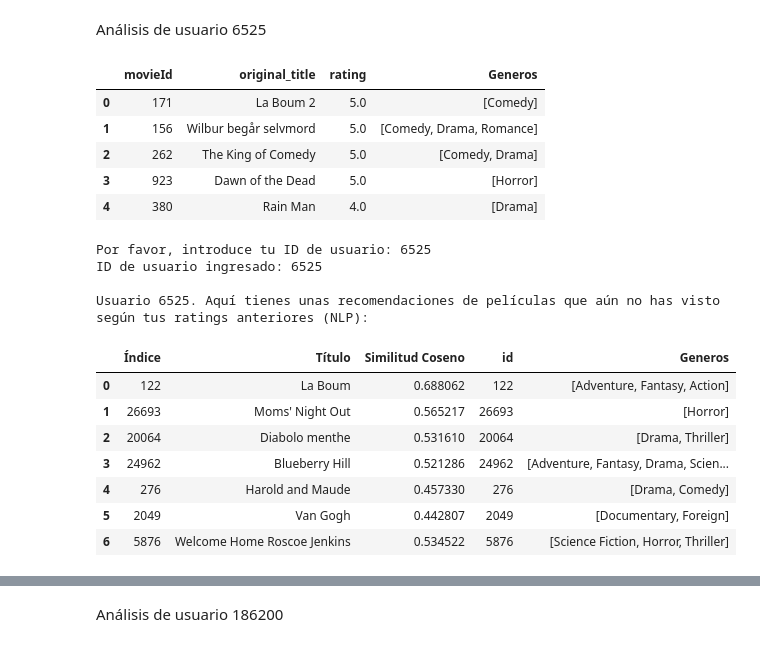
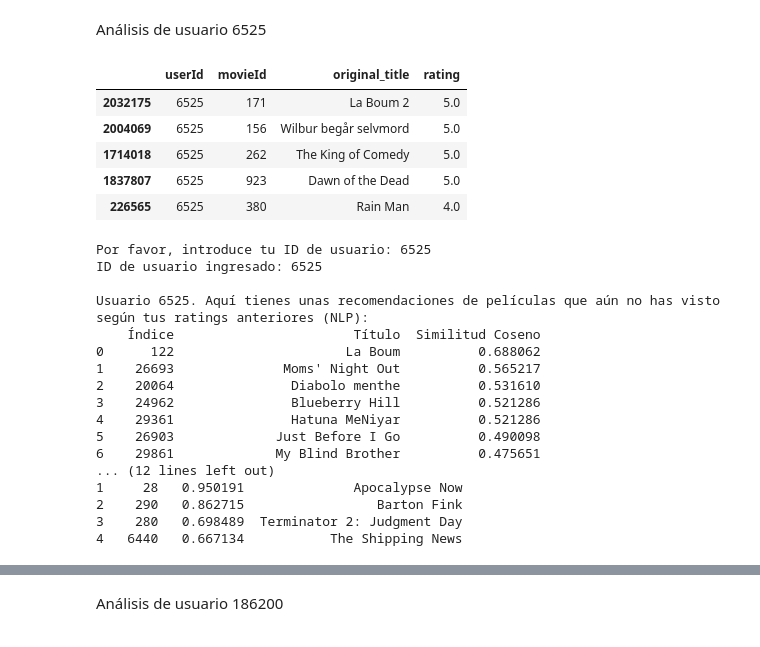
Before and after one commit to juankquintana/proyecto_recomendacion_peliculas, a Jupyter notebook: Recomendadores.ipynb, the cells around one changed output, grey strips where cells are left out. Cells and saved outputs as stored; diff of their text form; code cells hidden in the pictures.

```diff
--- a/Recomendadores.ipynb
+++ b/Recomendadores.ipynb
@@ -751,31 +738,33 @@ recSVD123687
 # %% [markdown]
 Análisis de usuario 6525
 # %%
-# Top 5 películas vistas por este usuario
-
-top5_6525 = top_movies_by_user5(6525, top_n=5,df=df_ratings_peliculas)
+top5_6525 = df_ratings_peliculas[df_ratings_peliculas['userId'] == 6525].sort_values(by='rating', ascending=False).head(5)
 
 top5_6525
 # %% [output]
-|  | movieId | original_title | rating | Generos |
-| 0 | 171 | La Boum 2 | 5.0 | [Comedy] |
-| 1 | 156 | Wilbur begår selvmord | 5.0 | [Comedy, Drama, Romance] |
-| 2 | 262 | The King of Comedy | 5.0 | [Comedy, Drama] |
-| 3 | 923 | Dawn of the Dead | 5.0 | [Horror] |
-| 4 | 380 | Rain Man | 4.0 | [Drama] |
+|  | userId | movieId | original_title | rating |
+| 2032175 | 6525 | 171 | La Boum 2 | 5.0 |
+| 2004069 | 6525 | 156 | Wilbur begår selvmord | 5.0 |
+| 1714018 | 6525 | 262 | The King of Comedy | 5.0 |
+| 1837807 | 6525 | 923 | Dawn of the Dead | 5.0 |
+| 226565 | 6525 | 380 | Rain Man | 4.0 |
 # %%
-recNLP6525, recSVD6525 = recomendacion_personalizada()
-recNLP6525
+recomendacion_personalizada()
 # %% [output]
 Por favor, introduce tu ID de usuario: 6525
 ID de usuario ingresado: 6525
 
 Usuario 6525. Aquí tienes unas recomendaciones de películas que aún no has visto según tus ratings anteriores (NLP):
+    Índice                       Título  Similitud Coseno
+0      122                      La Boum          0.688062
+1    26693              Moms' Night Out          0.565217
+2    20064               Diabolo menthe          0.531610
+3    24962               Blueberry Hill          0.521286
+4    29361               Hatuna MeNiyar          0.521286
+5    26903             Just Before I Go          0.490098
+6    29861             My Blind Brother          0.475651
+... (12 lines left out)
+1     28   0.950191              Apocalypse Now
+2    290   0.862715                 Barton Fink
+3    280   0.698489  Terminator 2: Judgment Day
+4   6440   0.667134           The Shipping News
-|  | Índice | Título | Similitud Coseno | id | Generos |
-| 0 | 122 | La Boum | 0.688062 | 122 | [Adventure, Fantasy, Action] |
-| 1 | 26693 | Moms' Night Out | 0.565217 | 26693 | [Horror] |
-| 2 | 20064 | Diabolo menthe | 0.531610 | 20064 | [Drama, Thriller] |
-| 3 | 24962 | Blueberry Hill | 0.521286 | 24962 | [Adventure, Fantasy, Drama, Scien... |
-| 4 | 276 | Harold and Maude | 0.457330 | 276 | [Drama, Comedy] |
-| 5 | 2049 | Van Gogh | 0.442807 | 2049 | [Documentary, Foreign] |
-| 6 | 5876 | Welcome Home Roscoe Jenkins | 0.534522 | 5876 | [Science Fiction, Horror, Thriller] |
```
Also changed, not shown: parts of 38 cells of this notebook.
